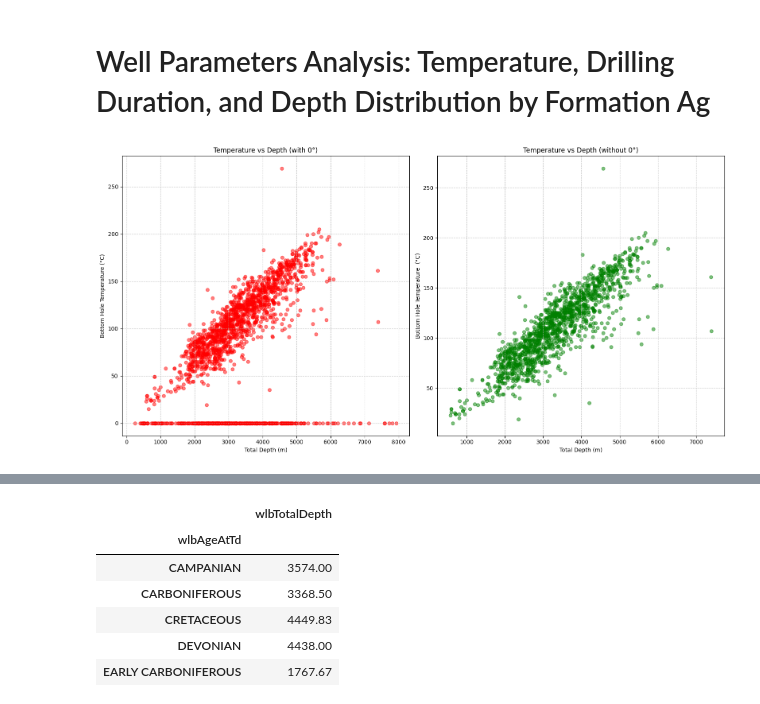
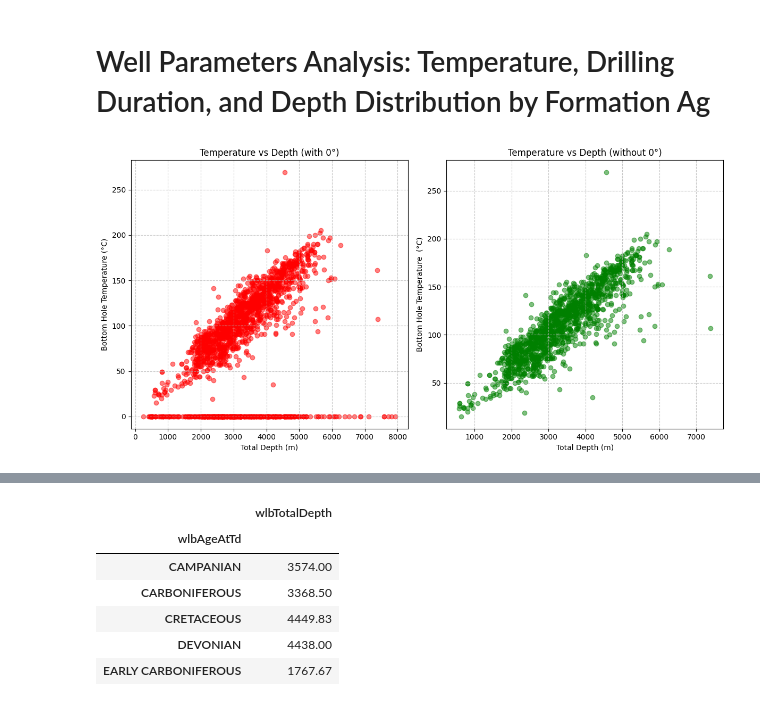
Before and after one commit to mohamedchnafy-ds/python_project, a Jupyter notebook: project_1.ipynb, the cells around one changed output, grey strips where cells are left out. Drawn from its saved outputs; the diff is of its cells as text; code cells hidden in the pictures.

```diff
--- a/project_1.ipynb
+++ b/project_1.ipynb
@@ -189,34 +252,36 @@ wells_data_without_0 = wells_data[wells_data['wlbBottomHoleTemperature'] > 0]
 # %%
-# Créer une figure avec deux subplots côte à côte
-fig, (ax1, ax2) = plt.subplots(1, 2, figsize=(16, 8))
+# Table for wlbBottomHoleTemperature without 0 degrees
+wells_data_without_0 = wells_data[wells_data['wlbBottomHoleTemperature'] > 0]
+# Create a figure with two subplots side by side (1 row, 2 columns)
+fig, (ax1, ax2) = plt.subplots(1, 2, figsize=(12, 6))
 
-# Premier scatter plot (avec 0°)
-ax1.scatter(wells_data['wlbTotalDepth'],
-           wells_data['wlbBottomHoleTemperature'],
-           alpha=0.5,
-           color='red')
-ax1.set_xlabel('Total Depth (m)')
-ax1.set_ylabel('Bottom Hole Temperature (°C)')
-ax1.set_title('Temperature vs Depth (with 0°)')
-ax1.grid(True, linestyle='--', alpha=0.7)
+# First scatter plot (with 0° included)
+ax1.scatter(wells_data['wlbTotalDepth'],  # X-axis: Total Depth
+            wells_data['wlbBottomHoleTemperature'],  # Y-axis: Bottom Hole Temperature
+            alpha=0.5,  # Transparency of points
+            color='red')  # Color of points
+ax1.set_xlabel('Total Depth (m)')  # X-axis label
+ax1.set_ylabel('Bottom Hole Temperature (°C)')  # Y-axis label
+ax1.set_title('Temperature vs Depth (with 0°)')  # Plot title
+ax1.grid(True, linestyle='--', alpha=0.7)  # Grid with dashed lines and some transparency
 
-# Deuxième scatter plot (sans 0°)
-ax2.scatter(wells_data_without_0['wlbTotalDepth'],
-           wells_data_without_0['wlbBottomHoleTemperature'],
-           alpha=0.5,
-           color='green')
-ax2.set_xlabel('Total Depth (m)')
-ax2.set_ylabel('Bottom Hole Temperature  (°C)')
-ax2.set_title('Temperature vs Depth (without 0°)')
-ax2.grid(True, linestyle='--', alpha=0.7)
+# Second scatter plot (without 0°)
+ax2.scatter(wells_data_without_0['wlbTotalDepth'],  # X-axis: Total Depth
+            wells_data_without_0['wlbBottomHoleTemperature'],  # Y-axis: Bottom Hole Temperature
+            alpha=0.5,  # Transparency of points
+            color='green')  # Color of points
+ax2.set_xlabel('Total Depth (m)')  # X-axis label
+ax2.set_ylabel('Bottom Hole Temperature  (°C)')  # Y-axis label
+ax2.set_title('Temperature vs Depth (without 0°)')  # Plot title
+ax2.grid(True, linestyle='--', alpha=0.7)  # Grid with dashed lines and some transparency
 
-# Ajuster l'espacement entre les plots
+# Adjust spacing between the subplots
 plt.tight_layout()
 
-# Afficher le graphique
+# Display the figure
 plt.show()
 
-# Optionnel : sauvegarder la figure
+# Optional: save the figure to a PNG file with high resolution
 # plt.savefig('comparison_plots.png', dpi=300, bbox_inches='tight')
 # %% [output]
-[figure, old version]
+[figure, new version]
```
Also changed, not shown: parts of 45 cells of this notebook.
